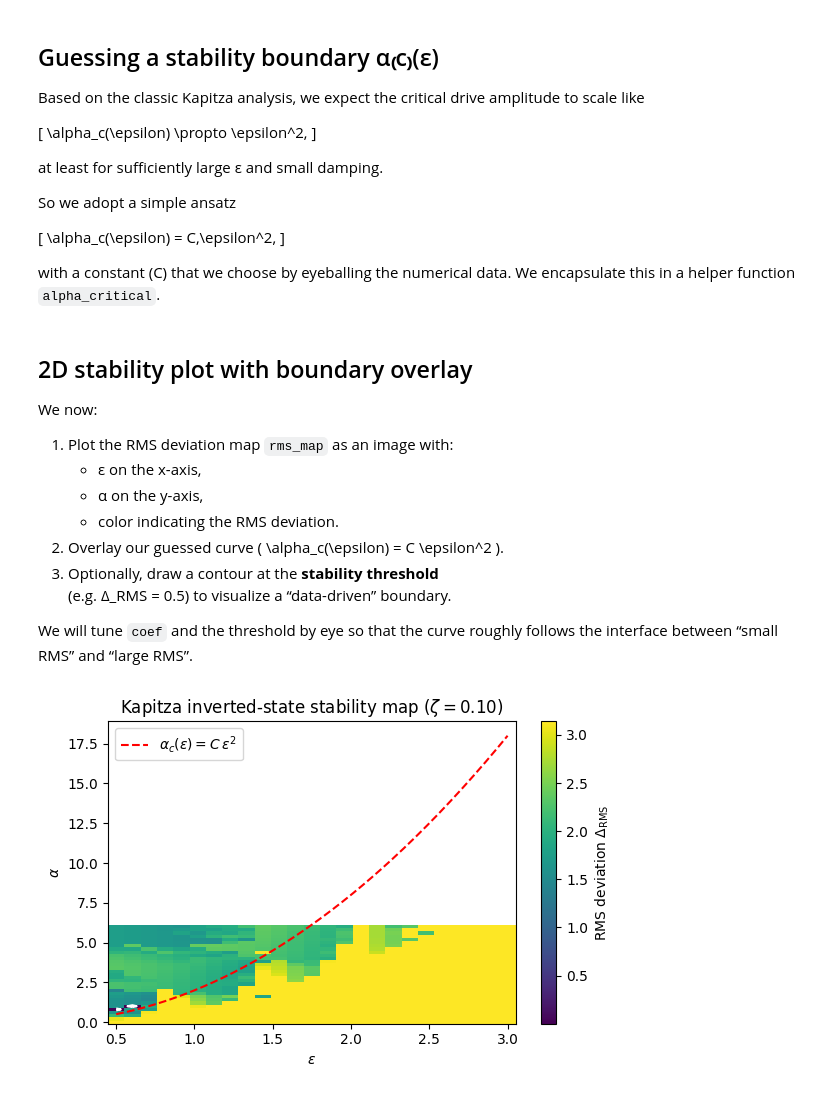
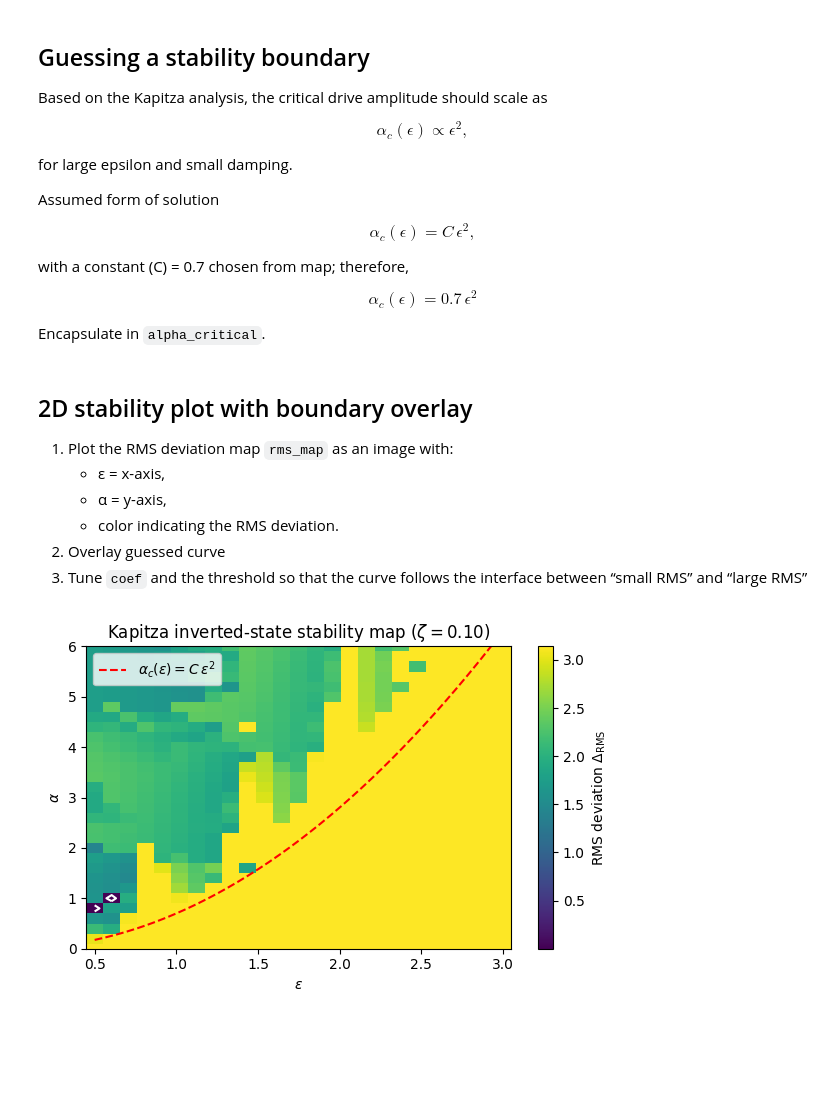
Before and after one commit to IntroComputationalPhysics-UNT/kapitza-pendulum-Mattmflores, a Jupyter notebook: kapitza.ipynb, the cells around one changed output. Drawn from its saved outputs; the diff is of its cells as text; code cells hidden in the pictures; blank space fills up the shorter version.

```diff
--- a/kapitza.ipynb
+++ b/kapitza.ipynb
@@ -375,98 +242,86 @@ Row 31/31 complete (alpha = 6.000)
 # %% [markdown]
-## Guessing a stability boundary α₍c₎(ε)
+## Guessing a stability boundary
 
-Based on the classic Kapitza analysis, we expect the critical drive amplitude to scale like
+Based on the Kapitza analysis, the critical drive amplitude should scale as
 
-\[
+$$
 \alpha_c(\epsilon) \propto \epsilon^2,
-\]
+$$
 
-at least for sufficiently large ε and small damping.
+for large epsilon and small damping.
 
-So we adopt a simple ansatz
+Assumed form of solution
 
-\[
+$$
 \alpha_c(\epsilon) = C\,\epsilon^2,
-\]
+$$
 
-with a constant \(C\) that we choose by eyeballing the numerical data.
-We encapsulate this in a helper function `alpha_critical`.
+with a constant \(C\) = 0.7 chosen from map; therefore,
+
+$$
+\alpha_c(\epsilon) = 0.7\,\epsilon^2
+$$
+
+Encapsulate in  `alpha_critical`.
 # %%
 # Function: alpha_critical
 # Parameters:
 #     epsilon(float or ndarray) : dimensionless frequency
-#     zeta(float)               : damping coefficient (currently unused)
+#     zeta(float)               : damping coefficient
 #     coef(float)               : proportionality constant C
 # Returns:
-#     alpha(float or ndarray)   : critical alpha value(s)
+#     alpha(float or ndarray)   : critical alpha values
 # Description:
-#     Our guessed stability boundary of the inverted state: alpha_c = coef * epsilon^2.
+#     Defines the guessed stability boundary alpha_c(epsilon).
 def alpha_critical(epsilon, zeta, coef=2.0):
-    """
-    This function defines the guessed stability boundary alpha_c(epsilon).
-    PARAMETERS:
-    epsilon : float or ndarray
-        Dimensionless frequency, epsilon = omega_0 / omega_d.
-    zeta : float
-        Dimensionless damping coefficient (not used in this simple guess).
-    coef : float
-        Proportionality constant C in alpha_c = C * epsilon^2.
-    RETURNS:
-    alpha_c : float or ndarray
-        Critical drive amplitude(s) separating stable and unstable regions.
-    """
     alpha_c = coef * epsilon**2
     return alpha_c
 # %% [markdown]
 ## 2D stability plot with boundary overlay
 
-We now:
-
 1. Plot the RMS deviation map `rms_map` as an image with:
-   - ε on the x-axis,
-   - α on the y-axis,
+   - ε = x-axis,
+   - α = y-axis,
    - color indicating the RMS deviation.
-2. Overlay our guessed curve \( \alpha_c(\epsilon) = C \epsilon^2 \).
-3. Optionally, draw a contour at the **stability threshold**
-   (e.g. Δ_RMS = 0.5) to visualize a “data-driven” boundary.
-
-We will tune `coef` and the threshold by eye so that the curve roughly follows
-the interface between “small RMS” and “large RMS”.
+2. Overlay guessed curve
+3. Tune `coef` and the threshold so that the curve follows
+the interface between “small RMS” and “large RMS”
 # %%
-# Choose a stability threshold for RMS deviation:
+# Choose stability threshold for RMS deviation:
 #   small RMS < threshold  -> "stable inverted"
 #   large RMS > threshold  -> "unstable inverted"
 stability_threshold = 0.5
 
-# Create the 2D plot
+# Create 2D plot
 plt.figure(figsize=(6, 4))
 
 # Use pcolormesh to show RMS deviations
 Eps, Alp = np.meshgrid(epsilon_values, alpha_values)
 
 c = plt.pcolormesh(Eps, Alp, rms_map,
                    shading='auto')
 plt.colorbar(c, label=r'RMS deviation $\Delta_{\rm RMS}$')
 
 # Contour for stability threshold
 cs = plt.contour(Eps, Alp, rms_map,
                  levels=[stability_threshold],
                  colors='white',
                  linewidths=1.5)
 plt.clabel(cs, fmt={stability_threshold: r'$\Delta_{\rm RMS} = %.2f$' % stability_threshold},
            inline=True, fontsize=8)
 
 # Overlay guessed boundary alpha_c(epsilon)
 eps_dense = np.linspace(epsilon_values.min(), epsilon_values.max(), 200)
-alpha_guess = alpha_critical(eps_dense, zeta_fixed, coef=2.0)  # you can adjust coef
+alpha_guess = alpha_critical(eps_dense, zeta_fixed, coef=0.7) # coef can be adjusted
 
 plt.plot(eps_dense, alpha_guess, 'r--', label=r'$\alpha_c(\epsilon) = C\,\epsilon^2$')
 
 plt.xlabel(r'$\epsilon$')
 plt.ylabel(r'$\alpha$')
 plt.title(r'Kapitza inverted-state stability map ($\zeta = %.2f$)' % zeta_fixed)
 plt.legend(loc='upper left')
+plt.ylim(alpha_values.min(), alpha_values.max())
 plt.tight_layout()
 plt.show()
 # %% [output]
-[figure, old version]
+[figure, new version]
```
Also changed, not shown: parts of 14 cells of this notebook.
